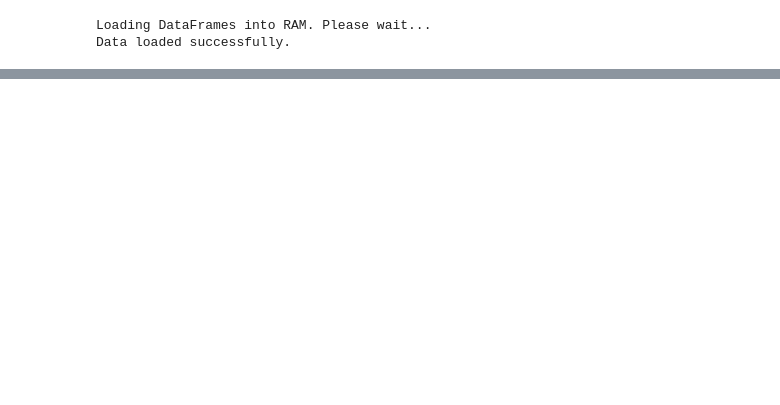
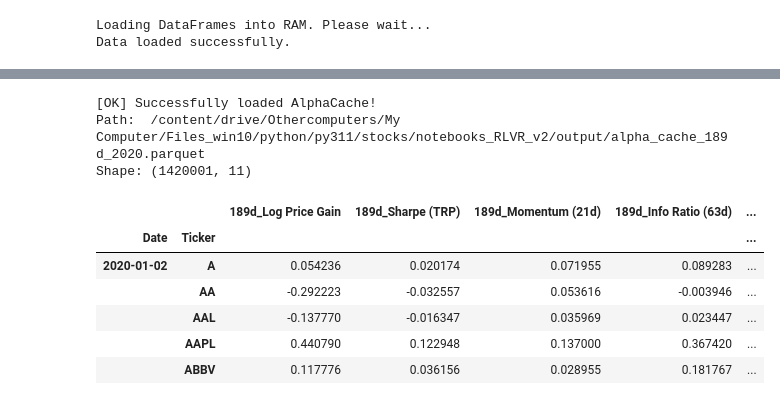
Before and after one commit to pympk/py311, a Jupyter notebook: stocks/notebooks_RLVR_v2/RLVR_Part1_AlphaCache_v2.ipynb, the cells around one changed output, grey strips where cells are left out. Drawn from its saved outputs; the diff is of its cells as text; code cells hidden in the pictures; blank space fills up the shorter version.

```diff
--- a/stocks/notebooks_RLVR_v2/RLVR_Part1_AlphaCache_v2.ipynb
+++ b/stocks/notebooks_RLVR_v2/RLVR_Part1_AlphaCache_v2.ipynb
@@ -9,15 +13,19 @@
 # %%
 # CELL 1: Setup, Environment Switch, and Path Configuration
+
 import os
 import sys
 from pathlib import Path
+
+os.environ["CACHE_LOOKBACK"] = "189"
+os.environ["CACHE_START_DATE"] = "2020-01-01"
 
 # ============================================================================
 # --- ENVIRONMENT SWITCH ---
 # Set to True if running in Google Colab.
 # Set to False if running locally in Windows PC VSCode.
 # ============================================================================
-RUNNING_IN_COLAB = False
+RUNNING_IN_COLAB = True
 
 if RUNNING_IN_COLAB:
     from google.colab import drive
@@ -35,7 +43,7 @@ else:
     project_path = Path("C:/Users/ping/Files_win10/python/py311/stocks")
     codebase_path = project_path / "notebooks_RLVR_v2"
 
-data_path = project_path / "data"
+data_path = project_path / "data" / "processed"
 data_path.mkdir(parents=True, exist_ok=True)
 
 output_path = codebase_path / "output"
@@ -143,0 +156,28 @@ print(f"\n[SAVED] AlphaCache successfully written to {cache_file_path}")
+# %%
+import pandas as pd
+
+# 2. Re-construct the dynamic cache file path
+cache_file_path = output_path / CacheConfig.get_filename()
+
+# 3. Load the cache parquet file back into a Pandas DataFrame
+if cache_file_path.exists():
+    feature_cube = pd.read_parquet(cache_file_path)
+    print(f"[OK] Successfully loaded AlphaCache!")
+    print(f"Path:  {cache_file_path}")
+    print(f"Shape: {feature_cube.shape}")
+
+    # Show a quick preview of your features
+    display(feature_cube.head())
+else:
+    print(f"[ERROR] Cache file not found at: {cache_file_path}")
+# %% [output]
+[OK] Successfully loaded AlphaCache!
+Path:  /content/drive/Othercomputers/My Computer/Files_win10/python/py311/stocks/notebooks_RLVR_v2/output/alpha_cache_189d_2020.parquet
+Shape: (1420001, 11)
+|  |  | 189d_Log Price Gain | 189d_Sharpe (TRP) | 189d_Momentum (21d) | 189d_Info Ratio (63d) | ... |
+| Date | Ticker |  |  |  |  | ... |
+| 2020-01-02 | A | 0.054236 | 0.020174 | 0.071955 | 0.089283 | ... |
+|  | AA | -0.292223 | -0.032557 | 0.053616 | -0.003946 | ... |
+|  | AAL | -0.137770 | -0.016347 | 0.035969 | 0.023447 | ... |
+|  | AAPL | 0.440790 | 0.122948 | 0.137000 | 0.367420 | ... |
+|  | ABBV | 0.117776 | 0.036156 | 0.028955 | 0.181767 | ... |
```
Also changed, not shown: parts of 6 cells of this notebook, 49 other files.
